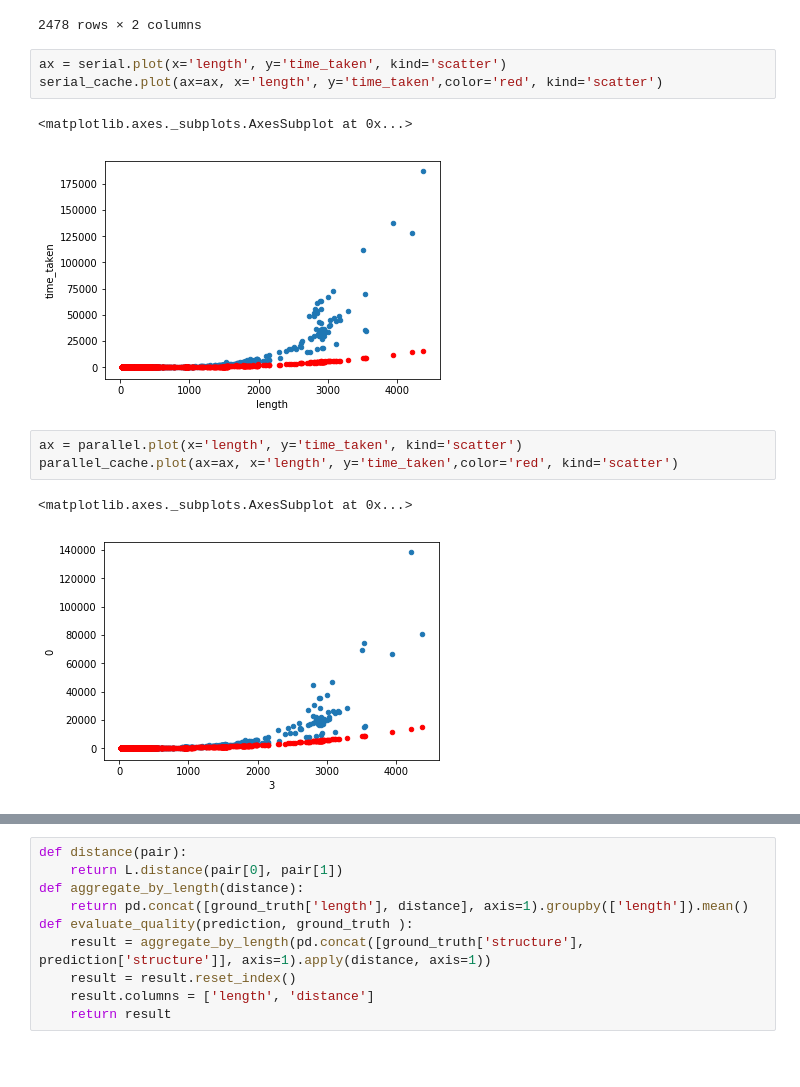
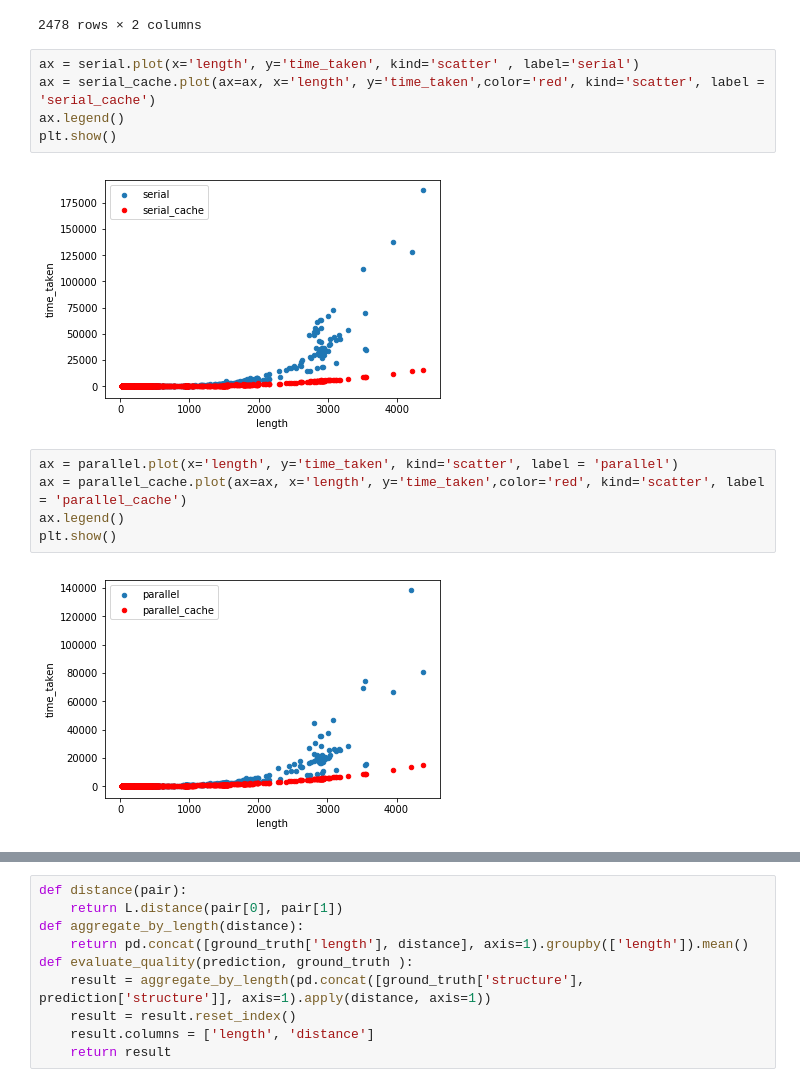
Before and after one commit to ak681443/nussinov_cap5510, a Jupyter notebook: evaluation_notebooks/evaluation.ipynb, the cells around one changed output, grey strips where cells are left out. Drawn from its saved outputs; the diff is of its cells as text; blank space fills up the shorter version.

Commit message:
adding new legend

```diff
--- a/evaluation_notebooks/evaluation.ipynb
+++ b/evaluation_notebooks/evaluation.ipynb
@@ -45,15 +45,17 @@ ground_truth
 | 2477 | .................................... | 430 |
 2478 rows × 2 columns
 # %%
-ax = serial.plot(x='length', y='time_taken', kind='scatter')
-serial_cache.plot(ax=ax, x='length', y='time_taken',color='red', kind='scatter')
+ax = serial.plot(x='length', y='time_taken', kind='scatter' , label='serial')
+ax = serial_cache.plot(ax=ax, x='length', y='time_taken',color='red', kind='scatter', label = 'serial_cache')
+ax.legend()
+plt.show()
 # %% [output]
-<matplotlib.axes._subplots.AxesSubplot at 0x...>
-[figure, old version]
+[figure, new version]
 # %%
-ax = parallel.plot(x='length', y='time_taken', kind='scatter')
-parallel_cache.plot(ax=ax, x='length', y='time_taken',color='red', kind='scatter')
+ax = parallel.plot(x='length', y='time_taken', kind='scatter', label = 'parallel')
+ax = parallel_cache.plot(ax=ax, x='length', y='time_taken',color='red', kind='scatter', label = 'parallel_cache')
+ax.legend()
+plt.show()
 # %% [output]
-<matplotlib.axes._subplots.AxesSubplot at 0x...>
-[figure, old version]
+[figure, new version]
 # %%
```
Also changed, not shown: parts of 5 cells of this notebook.
